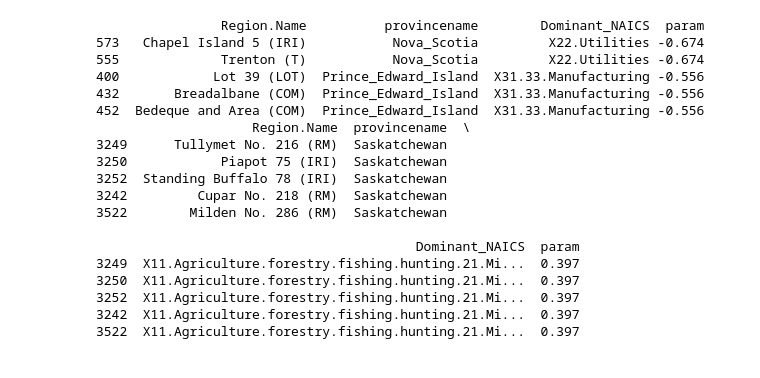
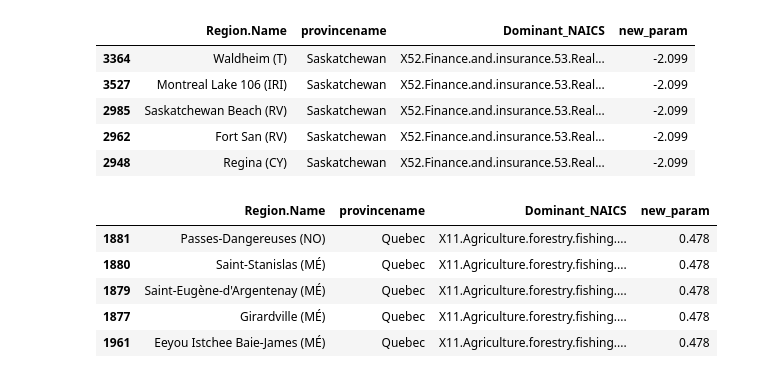
Before and after one commit to joosung-min/ssc23-case-comp, a Jupyter notebook: B03_iv_visualization.ipynb, the cells around one changed output. Cells and saved outputs as stored; diff of their text form; code cells hidden in the pictures.

```diff
--- a/B03_iv_visualization.ipynb
+++ b/B03_iv_visualization.ipynb
@@ -150,28 +127,21 @@ country_data.sample(5)
 # %%
 # most negatively affected
-print(merged_data[["Region.Name", "provincename", "Dominant_NAICS", "param"]].sort_values(
-    by = "param").head(5))
+display(merged_data[["Region.Name", "provincename", "Dominant_NAICS", "new_param"]].sort_values(
+    by = "new_param").head(5))
 
 # most positively affected
-print(merged_data[["Region.Name", "provincename", "Dominant_NAICS", "param"]].sort_values(
-    by = "param").tail(5))
+display(merged_data[["Region.Name", "provincename", "Dominant_NAICS", "new_param"]].sort_values(
+    by = "new_param").tail(5))
 # %% [output]
-                Region.Name          provincename        Dominant_NAICS  param
-573   Chapel Island 5 (IRI)           Nova_Scotia         X22.Utilities -0.674
-555             Trenton (T)           Nova_Scotia         X22.Utilities -0.674
-400            Lot 39 (LOT)  Prince_Edward_Island  X31.33.Manufacturing -0.556
-432       Breadalbane (COM)  Prince_Edward_Island  X31.33.Manufacturing -0.556
-452  Bedeque and Area (COM)  Prince_Edward_Island  X31.33.Manufacturing -0.556
-                    Region.Name  provincename  \
-3249      Tullymet No. 216 (RM)  Saskatchewan
-3250            Piapot 75 (IRI)  Saskatchewan
-3252  Standing Buffalo 78 (IRI)  Saskatchewan
-3242         Cupar No. 218 (RM)  Saskatchewan
-3522        Milden No. 286 (RM)  Saskatchewan
-
-                                         Dominant_NAICS  param
-3249  X11.Agriculture.forestry.fishing.hunting.21.Mi...  0.397
-3250  X11.Agriculture.forestry.fishing.hunting.21.Mi...  0.397
-3252  X11.Agriculture.forestry.fishing.hunting.21.Mi...  0.397
-3242  X11.Agriculture.forestry.fishing.hunting.21.Mi...  0.397
-3522  X11.Agriculture.forestry.fishing.hunting.21.Mi...  0.397
+|  | Region.Name | provincename | Dominant_NAICS | new_param |
+| 3364 | Waldheim (T) | Saskatchewan | X52.Finance.and.insurance.53.Real... | -2.099 |
+| 3527 | Montreal Lake 106 (IRI) | Saskatchewan | X52.Finance.and.insurance.53.Real... | -2.099 |
+| 2985 | Saskatchewan Beach (RV) | Saskatchewan | X52.Finance.and.insurance.53.Real... | -2.099 |
+| 2962 | Fort San (RV) | Saskatchewan | X52.Finance.and.insurance.53.Real... | -2.099 |
+| 2948 | Regina (CY) | Saskatchewan | X52.Finance.and.insurance.53.Real... | -2.099 |
+|  | Region.Name | provincename | Dominant_NAICS | new_param |
+| 1881 | Passes-Dangereuses (NO) | Quebec | X11.Agriculture.forestry.fishing.... | 0.478 |
+| 1880 | Saint-Stanislas (MÉ) | Quebec | X11.Agriculture.forestry.fishing.... | 0.478 |
+| 1879 | Saint-Eugène-d'Argentenay (MÉ) | Quebec | X11.Agriculture.forestry.fishing.... | 0.478 |
+| 1877 | Girardville (MÉ) | Quebec | X11.Agriculture.forestry.fishing.... | 0.478 |
+| 1961 | Eeyou Istchee Baie-James (MÉ) | Quebec | X11.Agriculture.forestry.fishing.... | 0.478 |
```
Also changed, not shown: parts of 16 cells of this notebook, 9 other files.
